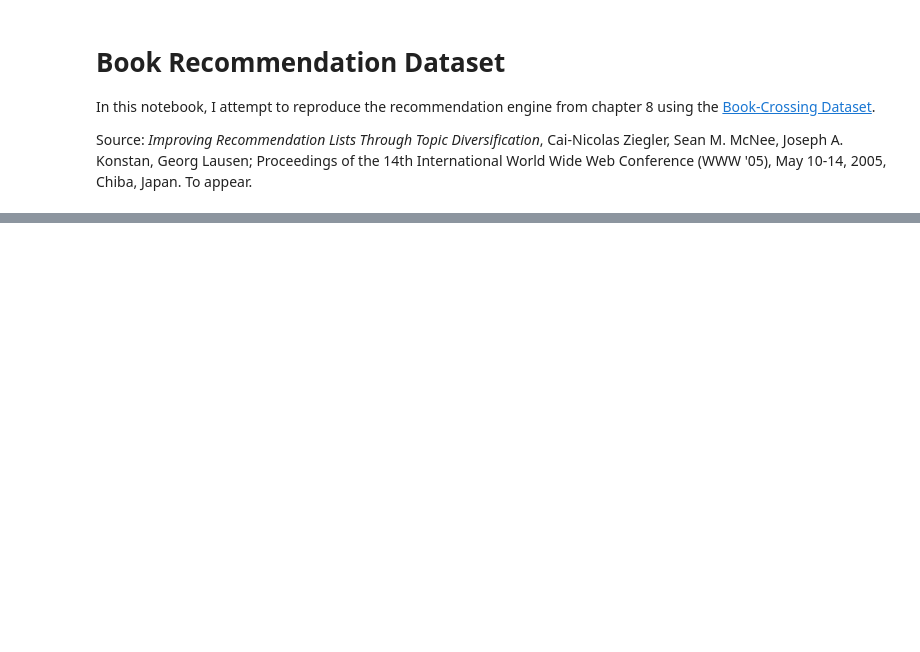
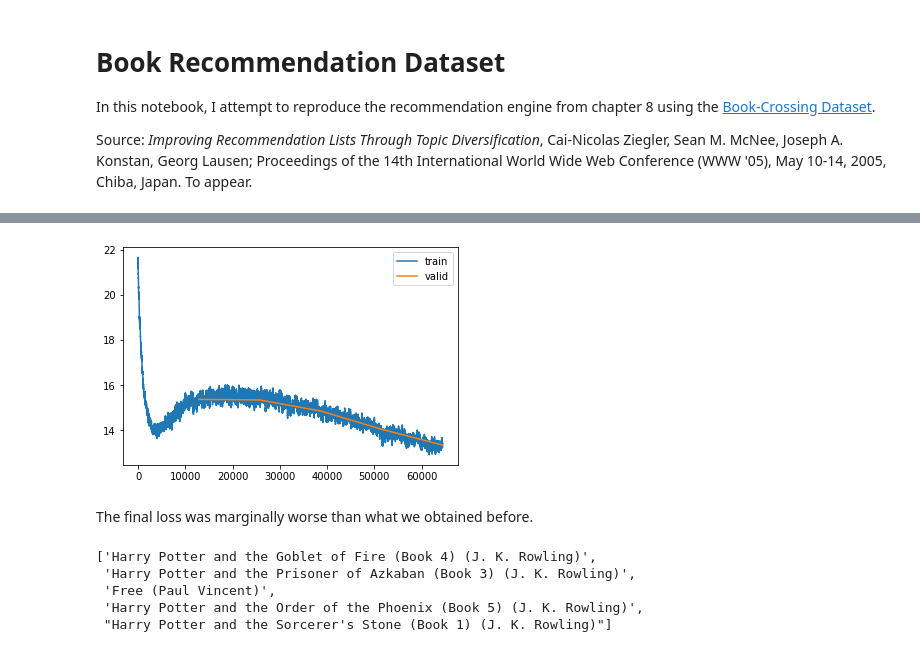
Before and after one commit to djliden/deep_learning_practice, a Jupyter notebook: notebooks/Collaborative Filtering Book Recommendations.ipynb, the cells around one changed output, grey strips where cells are left out. Saved outputs shown, nothing was run; the diff lists cells and outputs as text; code cells hidden in the pictures; blank space fills up the shorter version.

```diff
--- a/notebooks/Collaborative Filtering Book Recommendations.ipynb
+++ b/notebooks/Collaborative Filtering Book Recommendations.ipynb
@@ -144,0 +28,4 @@ I remain confused by "Free" and wonder if there's something about people looking
+# %%
+bookratings = pd.read_csv(path.parent / 'BX-Book-Ratings.csv', sep=';', encoding = "ISO-8859-1")
+booknames = pd.read_csv(path.parent / 'BX-Books.csv', sep=';', encoding = "ISO-8859-1",
+                       quotechar='"', escapechar='\\', usecols=(0,1,2))
@@ -144,0 +61,4 @@ I remain confused by "Free" and wonder if there's something about people looking
+# %%
+booknames['title-author'] = booknames['Book-Title'] + ' (' + booknames['Book-Author'] + ')'
+booknames = booknames.drop(['Book-Title', 'Book-Author'],1)
+booknames.head()
@@ -144,0 +88,7 @@ I remain confused by "Free" and wonder if there's something about people looking
+# %%
+dls = CollabDataLoaders.from_df(books,
+                                user_name='User-ID',
+                                rating_name='Book-Rating',
+                                item_name='title-author', bs=64,
+                                seed=46)
+dls.show_batch()
@@ -144,0 +144,4 @@ I remain confused by "Free" and wonder if there's something about people looking
+# %%
+learn = collab_learner(dls, user_nn=True, y_range = (0,10.5), layers=[100,50])
+#learn.lr_find()
+learn.fit_one_cycle(5, 0.1, wd=0.1)
@@ -144,0 +155,16 @@ I remain confused by "Free" and wonder if there's something about people looking
+# %%
+learn.recorder.plot_loss()
+# %% [output]
+[figure, added]
+# %% [markdown]
+The final loss was marginally worse than what we obtained before.
+# %%
+book_bias = learn.model.i_bias.weight.squeeze()
+idxs = book_bias.argsort(descending=True)[:5]
+[dls.classes['title-author'][i] for i in idxs]
+# %% [output]
+['Harry Potter and the Goblet of Fire (Book 4) (J. K. Rowling)',
+ 'Harry Potter and the Prisoner of Azkaban (Book 3) (J. K. Rowling)',
+ 'Free (Paul Vincent)',
+ 'Harry Potter and the Order of the Phoenix (Book 5) (J. K. Rowling)',
+ "Harry Potter and the Sorcerer's Stone (Book 1) (J. K. Rowling)"]
```
Also changed, not shown: parts of 41 cells of this notebook.
